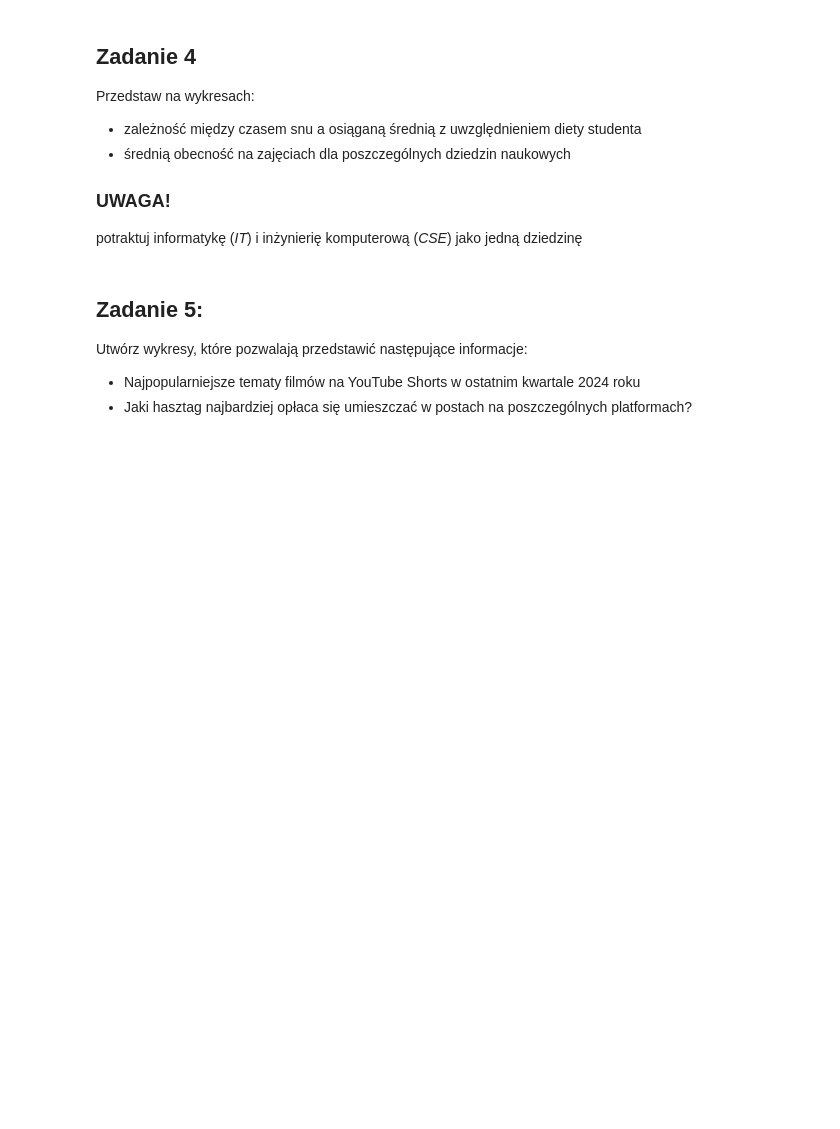
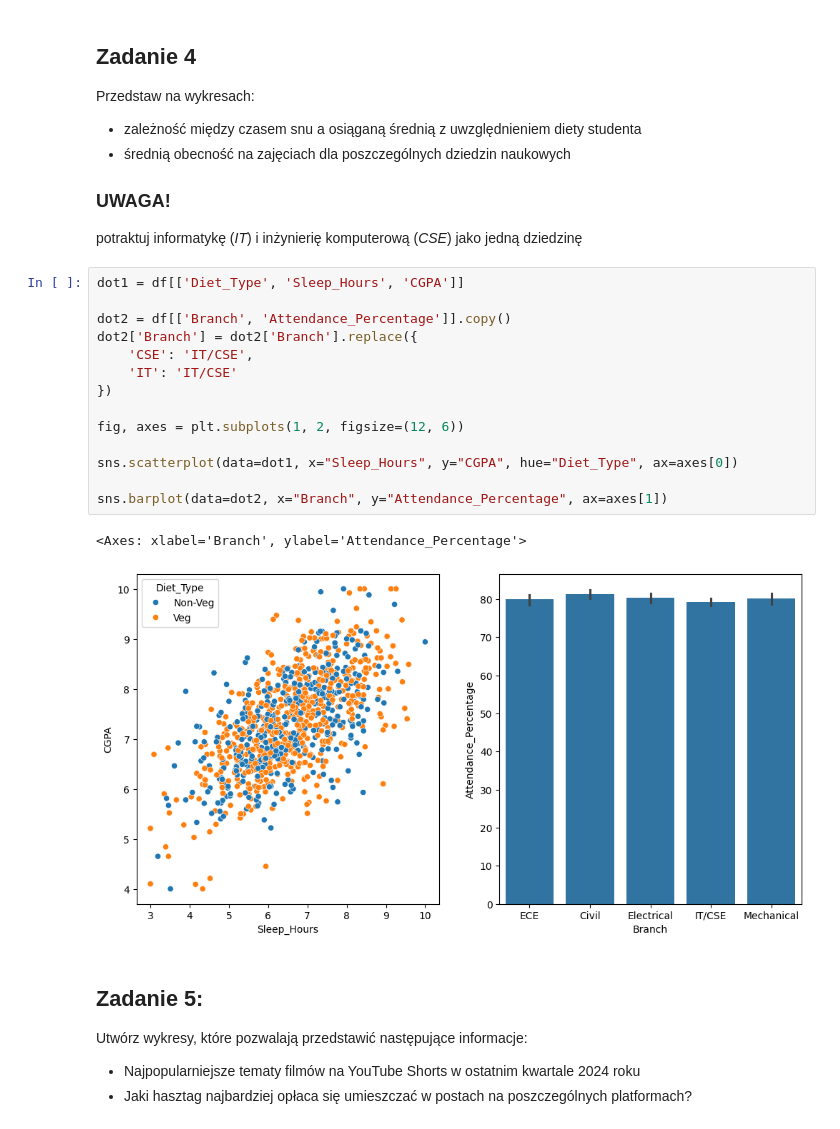
Before and after one commit to Zajecia-na-PWr-LR/lista-1-MaciejTroc, a Jupyter notebook: UczenieMaszynowe_25_26_Lista1.ipynb, the cells around one changed output. Cells and saved outputs as stored; diff of their text form; blank space fills up the shorter version.

```diff
--- a/UczenieMaszynowe_25_26_Lista1.ipynb
+++ b/UczenieMaszynowe_25_26_Lista1.ipynb
@@ -119,6 +146,23 @@ Przedstaw na wykresach:
 - średnią obecność na zajęciach dla poszczególnych dziedzin naukowych
 ### UWAGA!
 potraktuj informatykę (*IT*) i inżynierię komputerową (*CSE*) jako jedną dziedzinę
+# %%
+dot1 = df[['Diet_Type', 'Sleep_Hours', 'CGPA']]
+
+dot2 = df[['Branch', 'Attendance_Percentage']].copy()
+dot2['Branch'] = dot2['Branch'].replace({
+    'CSE': 'IT/CSE',
+    'IT': 'IT/CSE'
+})
+
+fig, axes = plt.subplots(1, 2, figsize=(12, 6))
+
+sns.scatterplot(data=dot1, x="Sleep_Hours", y="CGPA", hue="Diet_Type", ax=axes[0])
+
+sns.barplot(data=dot2, x="Branch", y="Attendance_Percentage", ax=axes[1])
+# %% [output]
+<Axes: xlabel='Branch', ylabel='Attendance_Percentage'>
+[figure, added]
 # %% [markdown]
 ## Zadanie 5:
 Utwórz wykresy, które pozwalają przedstawić następujące informacje:
```
Also changed, not shown: parts of 6 cells of this notebook.
